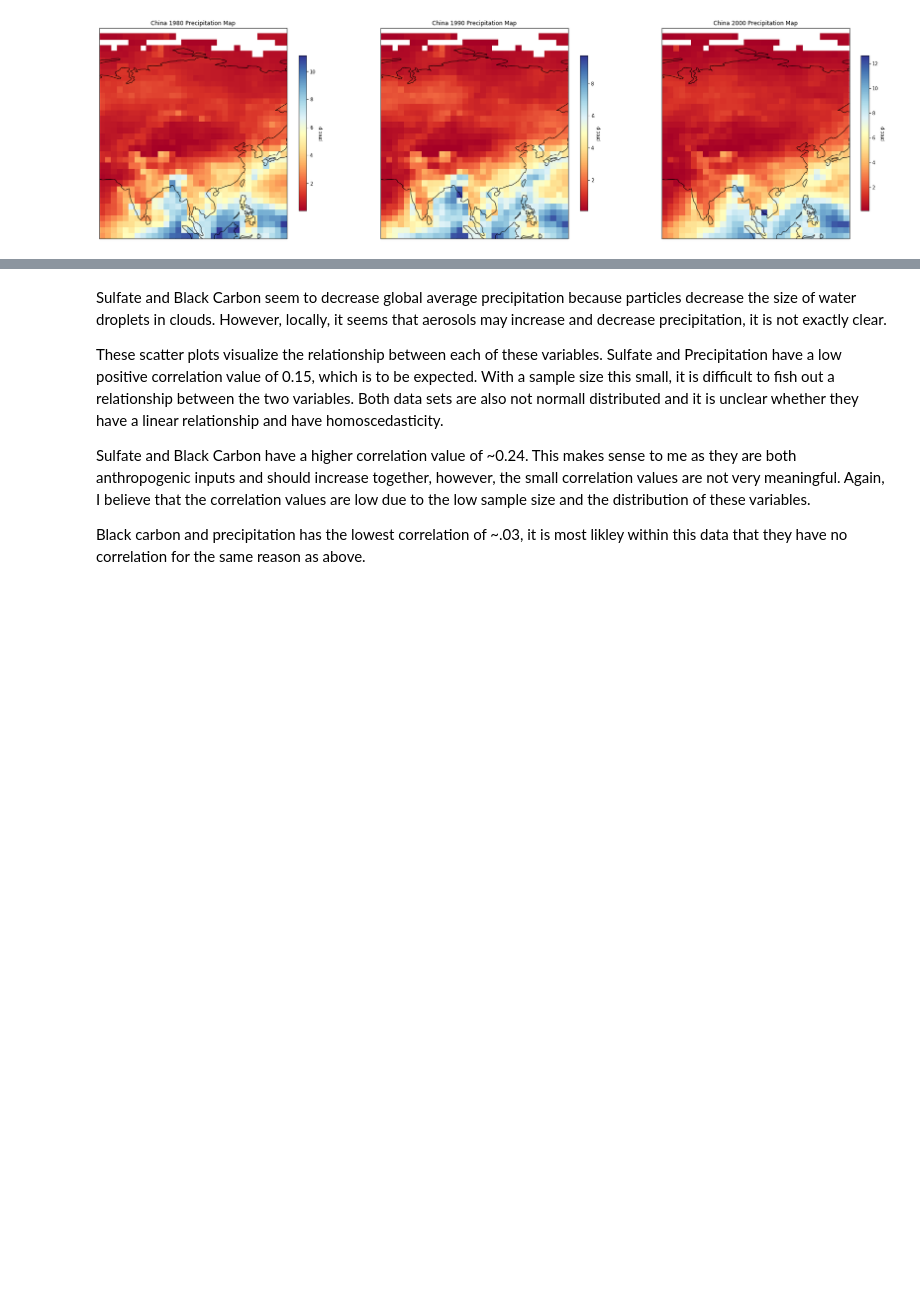
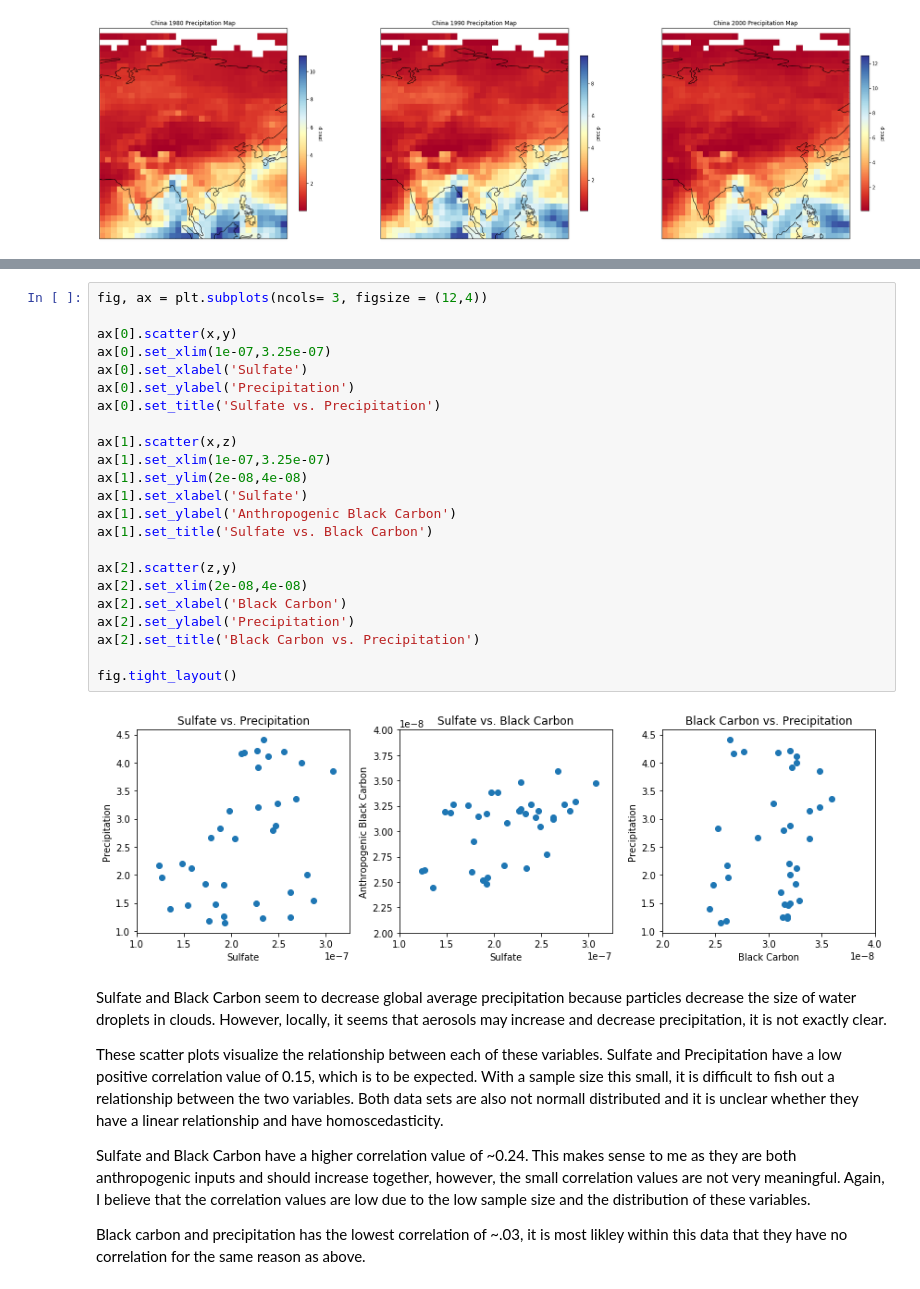
Before and after one commit to ichit/Research-Computing-Final-Project, a Jupyter notebook: Aerosol Final Project.ipynb, the cells around one changed output, grey strips where cells are left out. Drawn from its saved outputs; the diff is of its cells as text; blank space fills up the shorter version.

```diff
--- a/Aerosol Final Project.ipynb
+++ b/Aerosol Final Project.ipynb
@@ -271,3 +349,28 @@ print(zyR2)
+# %%
+fig, ax = plt.subplots(ncols= 3, figsize = (12,4))
+
+ax[0].scatter(x,y)
+ax[0].set_xlim(1e-07,3.25e-07)
+ax[0].set_xlabel('Sulfate')
+ax[0].set_ylabel('Precipitation')
+ax[0].set_title('Sulfate vs. Precipitation')
+
+ax[1].scatter(x,z)
+ax[1].set_xlim(1e-07,3.25e-07)
+ax[1].set_ylim(2e-08,4e-08)
+ax[1].set_xlabel('Sulfate')
+ax[1].set_ylabel('Anthropogenic Black Carbon')
+ax[1].set_title('Sulfate vs. Black Carbon')
+
+ax[2].scatter(z,y)
+ax[2].set_xlim(2e-08,4e-08)
+ax[2].set_xlabel('Black Carbon')
+ax[2].set_ylabel('Precipitation')
+ax[2].set_title('Black Carbon vs. Precipitation')
+
+fig.tight_layout()
+# %% [output]
+[figure, added]
 # %% [markdown]
 Sulfate and Black Carbon seem to decrease global average precipitation because particles decrease the size of water droplets in clouds. However, locally, it seems that aerosols may increase and decrease precipitation, it is not exactly clear.
 
```
Also changed, not shown: parts of 7 cells of this notebook.
